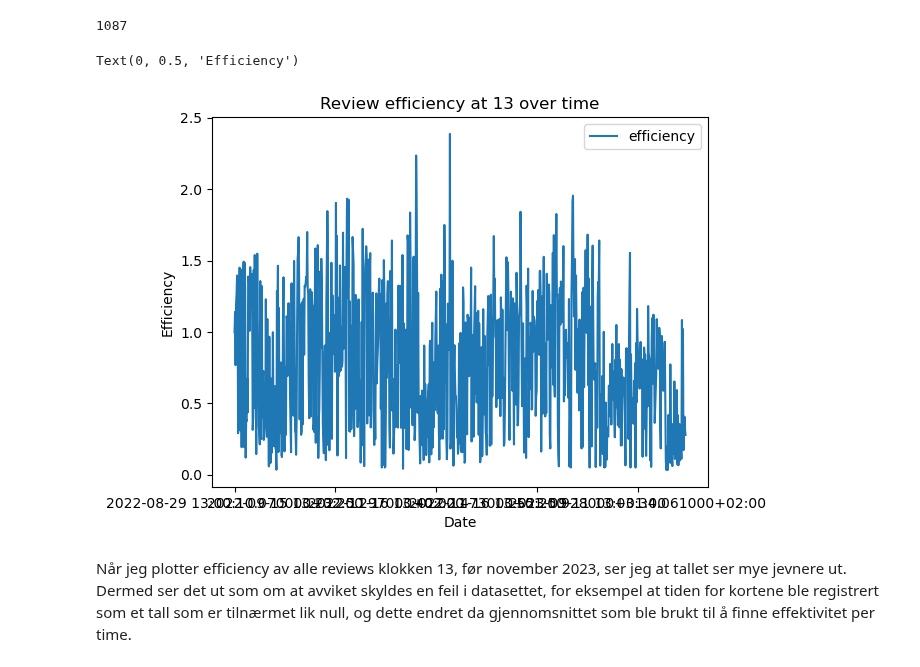
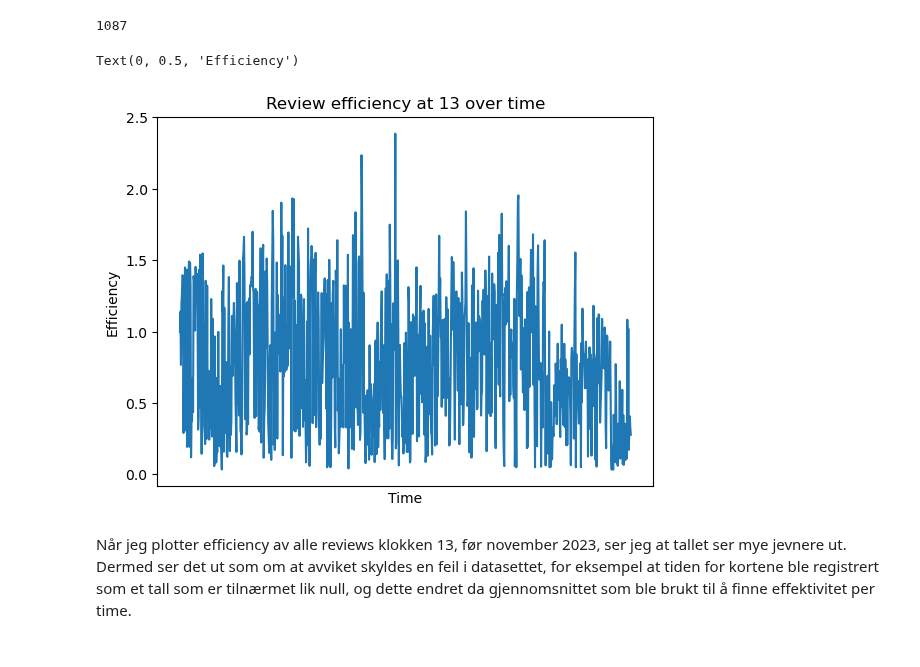
Before and after one commit to LilleAila/projects, a Jupyter notebook: it2/21-datasett-prosjekt-final/anki/pandas.ipynb, the cells around one changed output. Saved outputs shown, nothing was run; the diff lists cells and outputs as text; code cells hidden in the pictures.

```diff
--- a/it2/21-datasett-prosjekt-final/anki/pandas.ipynb
+++ b/it2/21-datasett-prosjekt-final/anki/pandas.ipynb
@@ -186,14 +187,15 @@ len(reviews_at_13)
 # %%
 before_outlier = reviews_at_13[
     reviews_at_13["date"] < pd.to_datetime("2023-11-01").tz_localize("Europe/Oslo")
 ].copy() # copy so that the original df is not modified
 before_outlier["date_str"] = before_outlier["date"].astype(str) # make it plot continuously without adding spacing for missing dates
-ax = before_outlier.plot(kind="line", x="date_str", y="efficiency")
+ax = before_outlier.plot(kind="line", x="date_str", y="efficiency", legend=False)
+ax.set_xticks([])
+ax.set_xlabel("Time")
 ax.set_title("Review efficiency at 13 over time")
-ax.set_xlabel("Date")
 ax.set_ylabel("Efficiency")
 # %% [output]
 Text(0, 0.5, 'Efficiency')
-[figure, old version]
+[figure, new version]
 # %% [markdown]
 Når jeg plotter efficiency av alle reviews klokken 13, før november 2023, ser jeg at tallet ser mye jevnere ut. Dermed ser det ut som om at avviket skyldes en feil i datasettet, for eksempel at tiden for kortene ble registrert som et tall som er tilnærmet lik null, og dette endret da gjennomsnittet som ble brukt til å finne effektivitet per time.
```
Also changed, not shown: parts of 1 cell of this notebook, 8 other files.
